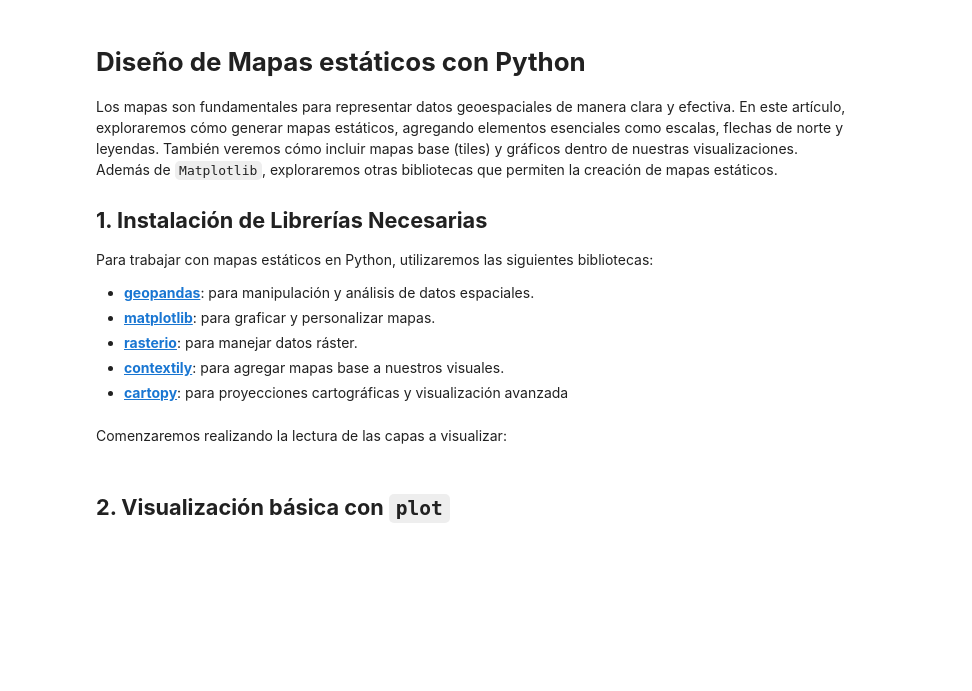
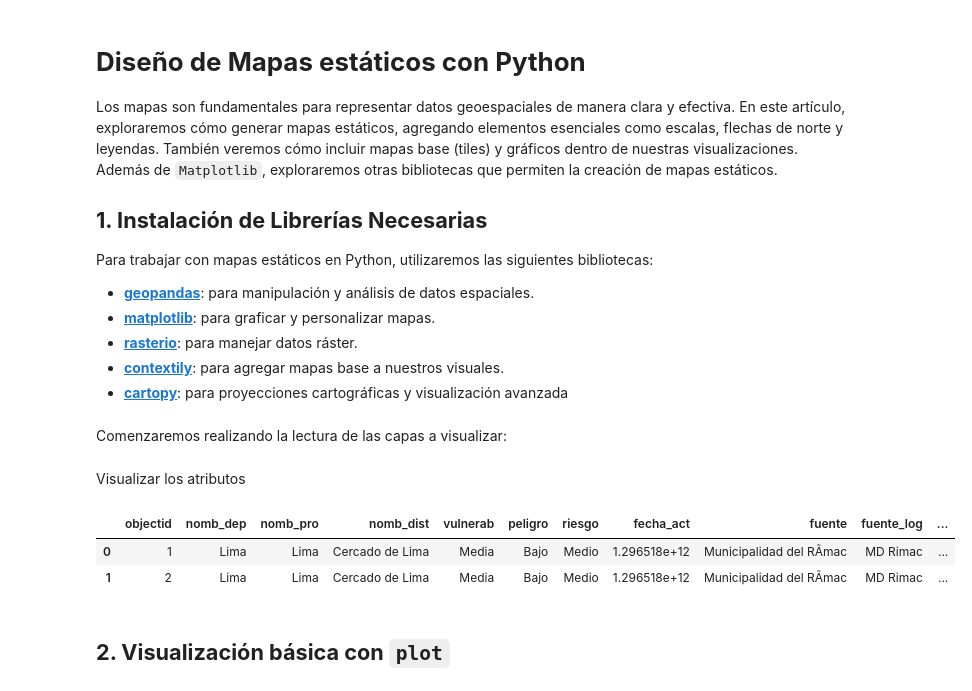
Before and after one commit to chlopezgis/book-geopython, a Jupyter notebook: _sources/static_maps.ipynb, the cells around one changed output. Cells and saved outputs as stored; diff of their text form; code cells hidden in the pictures; blank space fills up the shorter version.

```diff
--- a/_sources/static_maps.ipynb
+++ b/_sources/static_maps.ipynb
@@ -20,5 +20,16 @@ import contextily as cx
 import cartopy as cp
 # %% [markdown]
 Comenzaremos realizando la lectura de las capas a visualizar:
+# %%
+URI = 'data/centro_historico.gpkg'
+riesgo_sismico = gpd.read_file(URI, encoding='UTF-8')
+# %% [markdown]
+Visualizar los atributos
+# %%
+riesgo_sismico.head(2)
+# %% [output]
+|  | objectid | nomb_dep | nomb_pro | nomb_dist | vulnerab | peligro | riesgo | fecha_act | fuente | fuente_log | ... |
+| 0 | 1 | Lima | Lima | Cercado de Lima | Media | Bajo | Medio | 1.296518e+12 | Municipalidad del RÃ­mac | MD Rimac | ... |
+| 1 | 2 | Lima | Lima | Cercado de Lima | Media | Bajo | Medio | 1.296518e+12 | Municipalidad del RÃ­mac | MD Rimac | ... |
 # %% [markdown]
 ## **2. Visualización básica con `plot`**
```
Also changed, not shown: parts of 1 cell of this notebook, 4 other files.
